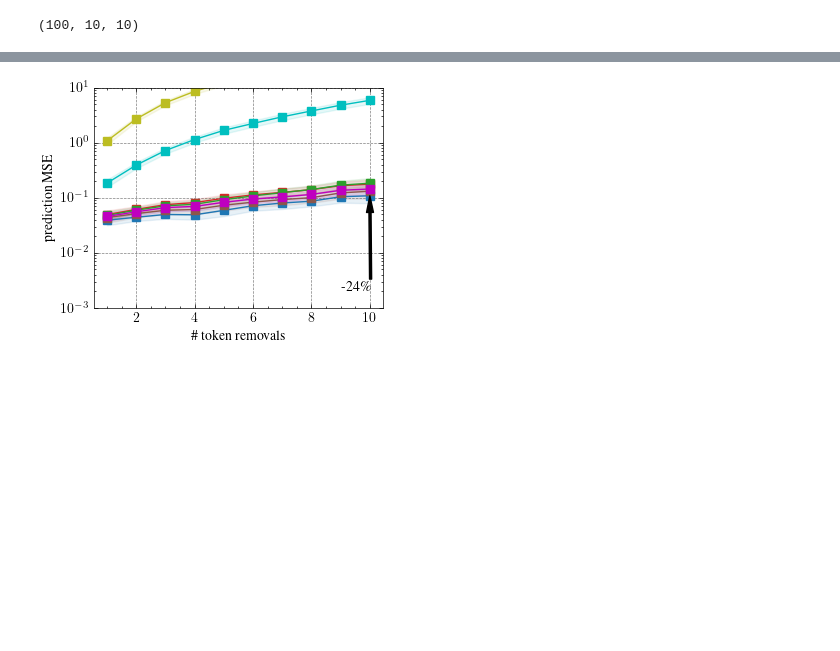
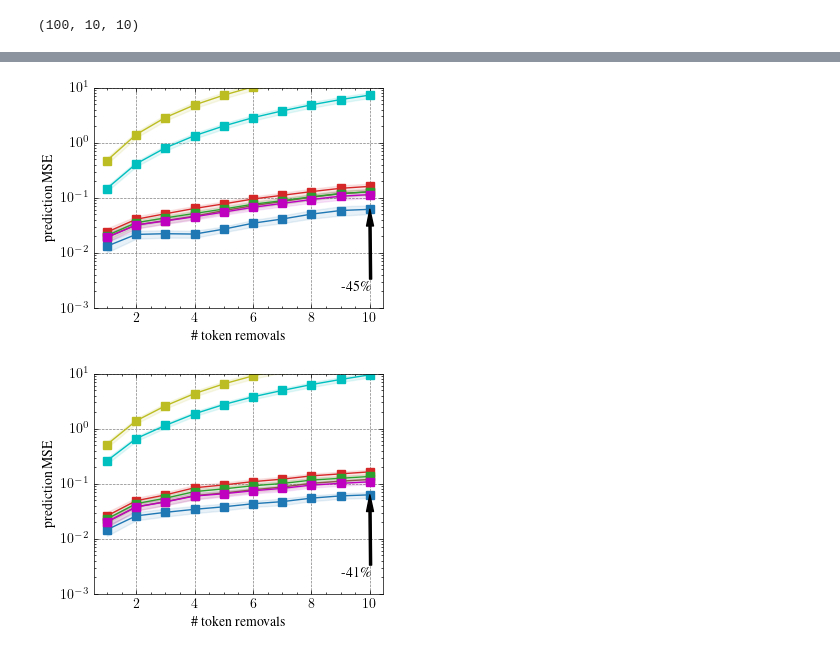
Before and after one commit to tleemann/slalom_explanations, a Jupyter notebook: notebooks/G_FidelityMetrics.ipynb, the cells around one changed output, grey strips where cells are left out. Cells and saved outputs as stored; diff of their text form; code cells hidden in the pictures; blank space fills up the shorter version.

```diff
--- a/notebooks/G_FidelityMetrics.ipynb
+++ b/notebooks/G_FidelityMetrics.ipynb
@@ -18,10 +20,10 @@ from transformers import AutoTokenizer
 import numpy as np
 import torch
 
-key = "deletion"
-model_names = ["gpt2", "bert", "distilbert"]
-dataset = "yelp"
-layers=6
+key = "insertion"
+model_names = ["bert", "distilbert", "gpt2"]
+dataset = "imdb"
+layers=2 # use two layers for imdb
 methods_use = [0,2,3,5,6,7,8,9,10] #[0,2,3,4,5,6,7] #[3,5,6,7,8,9,10] # # #[1,3,4,5,6,7]
 res_list, res_std_list = [], []
 for k in model_names:
@@ -60,8 +62,7 @@ import torch
 model ="distilbert"
 dset = "imdb"
 layers = 2
-res = torch.load(f"metrics/100_Transformer_{dset}_{model}_{layers}_r7.pt")
-arr_fix = np.array(res["multiremoval_mse"])
+
 print(arr_fix.shape)
 #if model=="bert":
 #res_append = torch.load(f"metrics/lrp_Transformer_{dset}_{model}_{layers}_pretrained_r0.pt")
@@ -75,2 +71,0 @@ arr_fix.shape
-# %%
-res_dicts_mean = arr_fix.mean(axis=0)
@@ -83,37 +72,40 @@ array([1.08688894e-01, 3.21568657e+03, 1.76560125e-01, 4.37387785e+01,
 # %%
 import matplotlib.pyplot as plt
 plt.style.use('figures/matplot.mplstyle')
 from matplotlib import pyplot
-
-res_dicts_mean = arr_fix.mean(axis=0)
-res_dicts_std = arr_fix.std(axis=0)/10
-#labels=["SLALOM", "SHAP", "LIME", "Constant", "SLALOM-i-fix"]
-labels = ["SLALOM-faith", "lin", "SLALOM-eff", "lin2", "LIME", "SHAP", "Grad", "IG", "LRP", "Constant"]
-colors=["tab:blue", "tab:orange", "tab:red", "tab:purple", "tab:brown", "tab:green", "tab:olive", "c", "m", "k", "tab:orange"]
-handles =[]
-ax = plt.gca()
-for i in range(res_dicts_mean.shape[1]):
-    if labels[i] in ["SLALOM-faith", "SLALOM-eff", "LIME", "SHAP", "Grad", "IG", "LRP", "Constant"]:
-        color_use = colors[i]
-        if labels[i] != "Constant":
-            plt.fill_between(1+np.arange(res_dicts_mean.shape[0]), res_dicts_mean[:,i]+res_dicts_std[:,i], res_dicts_mean[:,i]-res_dicts_std[:,i], color=color_use, alpha = 0.1)
-            handles.append(ax.plot(1+np.arange(res_dicts_mean.shape[0]), res_dicts_mean[:,i], "--" if "fix" in labels[i] else "-", label = labels[i], color=color_use, marker="s")[0])
-        else:
-            pass
-            #handles.append(ax.plot(1+np.arange(res_dicts_mean.shape[0]), res_dicts_mean[:,i], "--", label = labels[i], color=color_use)[0])
-y_lim_low = 0.001
-diff = (1.0-(res_dicts_mean[9,0]/res_dicts_mean[9,8]))*100
-plt.annotate(f"-{int(diff)}\%", xy = (10, res_dicts_mean[9,0]), xytext=(9, 2*y_lim_low), arrowprops=dict(facecolor='black', width=1.5, headwidth=5))
-pyplot.yscale('log')
-#plt.ylim([0.1, 1])
-plt.ylim([y_lim_low, 10])
-#plt.ylim([0.00005, 0.01])
-plt.xlabel("\# token removals")
-plt.ylabel("prediction MSE")
-#plt.legend(loc = "center right",ncol=2) # handles=[handles[0], handles[4], handles[1], handles[2], handles[3]]
-plt.gcf().set_size_inches(3.7, 2.9)
-plt.tight_layout()
-plt.gcf().savefig(f"figures/multiremoval_{model}.pdf")
-plt.show()
+for model in ["bert", "distilbert", "gpt2"]:
+    res = torch.load(f"metrics/100_Transformer_{dset}_{model}_{layers}_pretrained_r7.pt")
+    arr_fix = np.array(res["multiremoval_mse"])
+    res_dicts_mean = arr_fix.mean(axis=0)
+    res_dicts_std = arr_fix.std(axis=0)/10
+    #labels=["SLALOM", "SHAP", "LIME", "Constant", "SLALOM-i-fix"]
+    labels = ["SLALOM-faith", "lin", "SLALOM-eff", "lin2", "LIME", "SHAP", "Grad", "IG", "LRP", "Constant"]
+    colors=["tab:blue", "tab:orange", "tab:red", "tab:purple", "tab:brown", "tab:green", "tab:olive", "c", "m", "k", "tab:orange"]
+    handles =[]
+    ax = plt.gca()
+    for i in range(res_dicts_mean.shape[1]):
+        if labels[i] in ["SLALOM-faith", "SLALOM-eff", "LIME", "SHAP", "Grad", "IG", "LRP", "Constant"]:
+            color_use = colors[i]
+            if labels[i] != "Constant":
+                plt.fill_between(1+np.arange(res_dicts_mean.shape[0]), res_dicts_mean[:,i]+res_dicts_std[:,i], res_dicts_mean[:,i]-res_dicts_std[:,i], color=color_use, alpha = 0.1)
+                handles.append(ax.plot(1+np.arange(res_dicts_mean.shape[0]), res_dicts_mean[:,i], "--" if "fix" in labels[i] else "-", label = labels[i], color=color_use, marker="s")[0])
+            else:
+                pass
+                #handles.append(ax.plot(1+np.arange(res_dicts_mean.shape[0]), res_dicts_mean[:,i], "--", label = labels[i], color=color_use)[0])
+    y_lim_low = 0.001
+    diff = (1.0-(res_dicts_mean[9,0]/res_dicts_mean[9,8]))*100
+    plt.annotate(f"-{int(diff)}\%", xy = (10, res_dicts_mean[9,0]), xytext=(9, 2*y_lim_low), arrowprops=dict(facecolor='black', width=1.5, headwidth=5))
+    pyplot.yscale('log')
+    #plt.ylim([0.1, 1])
+    plt.ylim([y_lim_low, 10])
+    #plt.ylim([0.00005, 0.01])
+    plt.xlabel("\# token removals")
+    plt.ylabel("prediction MSE")
+    #plt.legend(loc = "center right",ncol=2) # handles=[handles[0], handles[4], handles[1], handles[2], handles[3]]
+    plt.gcf().set_size_inches(3.7, 2.9)
+    plt.tight_layout()
+    plt.gcf().savefig(f"figures/multiremoval_{model}.pdf")
+    plt.show()
 # %% [output]
-[figure, old version]
+[figure, new version]
+[figure, added]
```
Also changed, not shown: parts of 8 cells of this notebook, 11 other files.
